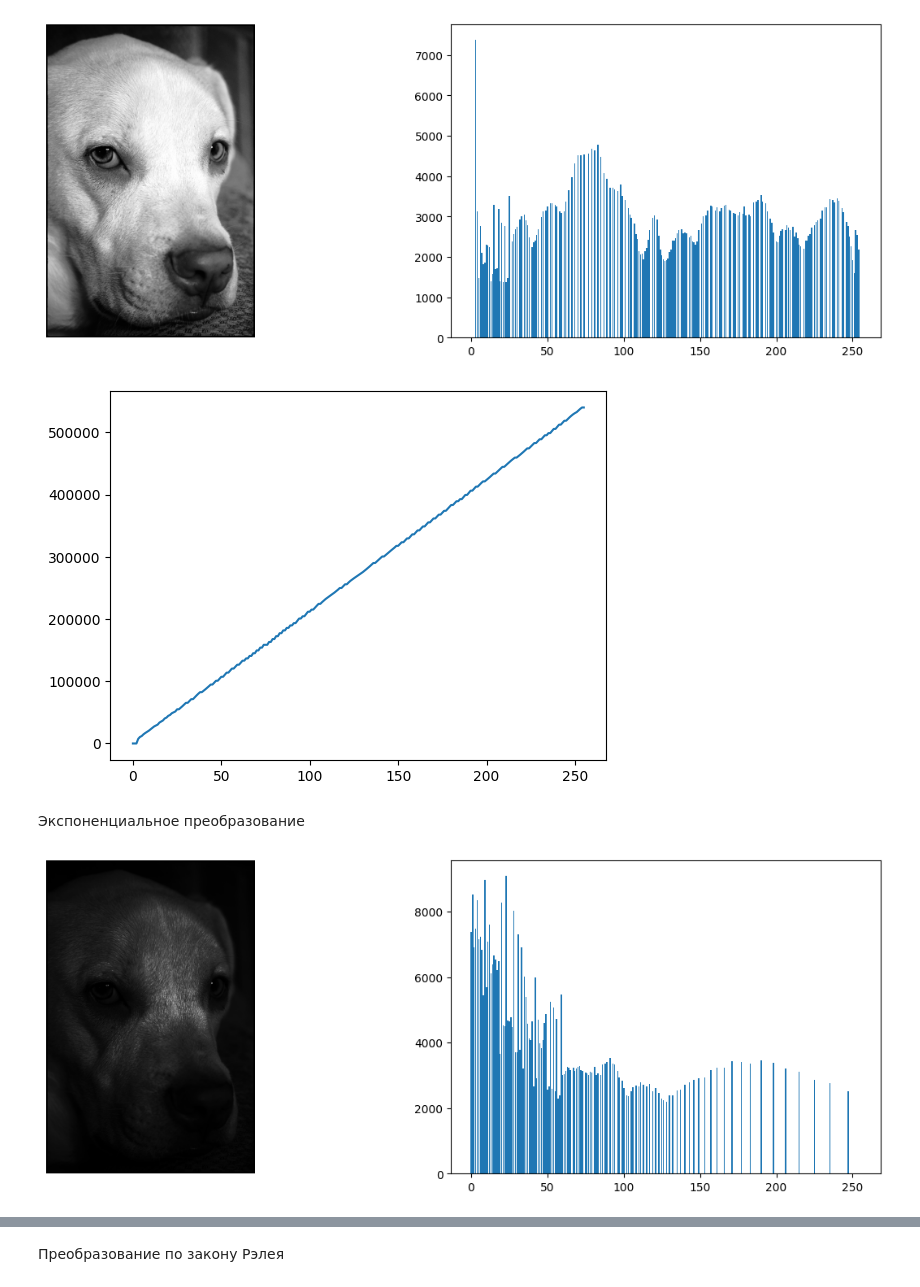
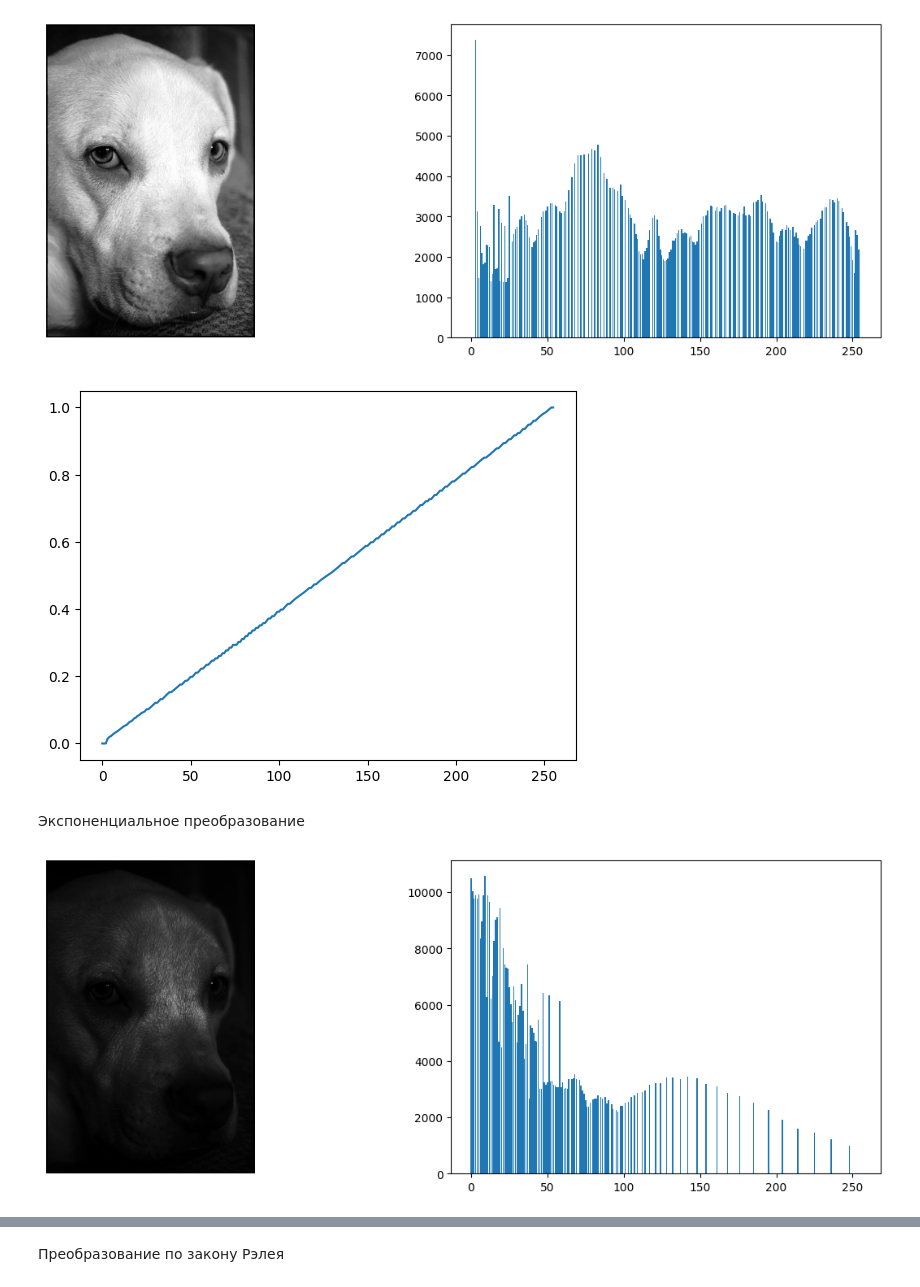
Before and after one commit to 8oDolaz/itmo-cv-labs, a Jupyter notebook: lab_1/task_1.ipynb, the cells around one changed output, grey strips where cells are left out. Saved outputs shown, nothing was run; the diff lists cells and outputs as text; code cells hidden in the pictures.

Commit message:
Lab 1 last plots added

```diff
--- a/lab_1/task_1.ipynb
+++ b/lab_1/task_1.ipynb
@@ -104,17 +107,16 @@ image_hist_plot(uniform_image, uniform_hist)
 # %% [output]
 [figure]
 # %%
-# Исходя из названия ожидаемый резльтат
-uniform_cum_sum = np.cumsum(uniform_hist)
+uniform_cum_sum = np.cumsum(uniform_hist) / (uniform_image.shape[0] * uniform_image.shape[1])
 
 plt.plot(uniform_cum_sum)
 plt.show()
 # %% [output]
-[figure, old version]
+[figure, new version]
 # %% [markdown]
 Экспоненциальное преобразование
 # %%
-alpha = .015
+alpha = .02
 
 exp_lut = [
     dr_pixel - (1 / alpha) * math.log(1 - cum_sum[intensity])
@@ -131,5 +133,5 @@ exp_hist, _ = np.histogram(
 
 image_hist_plot(exp_image, exp_hist)
 # %% [output]
-[figure, old version]
+[figure, new version]
 # %%
```
Also changed, not shown: parts of 10 cells of this notebook, 1 other file.
